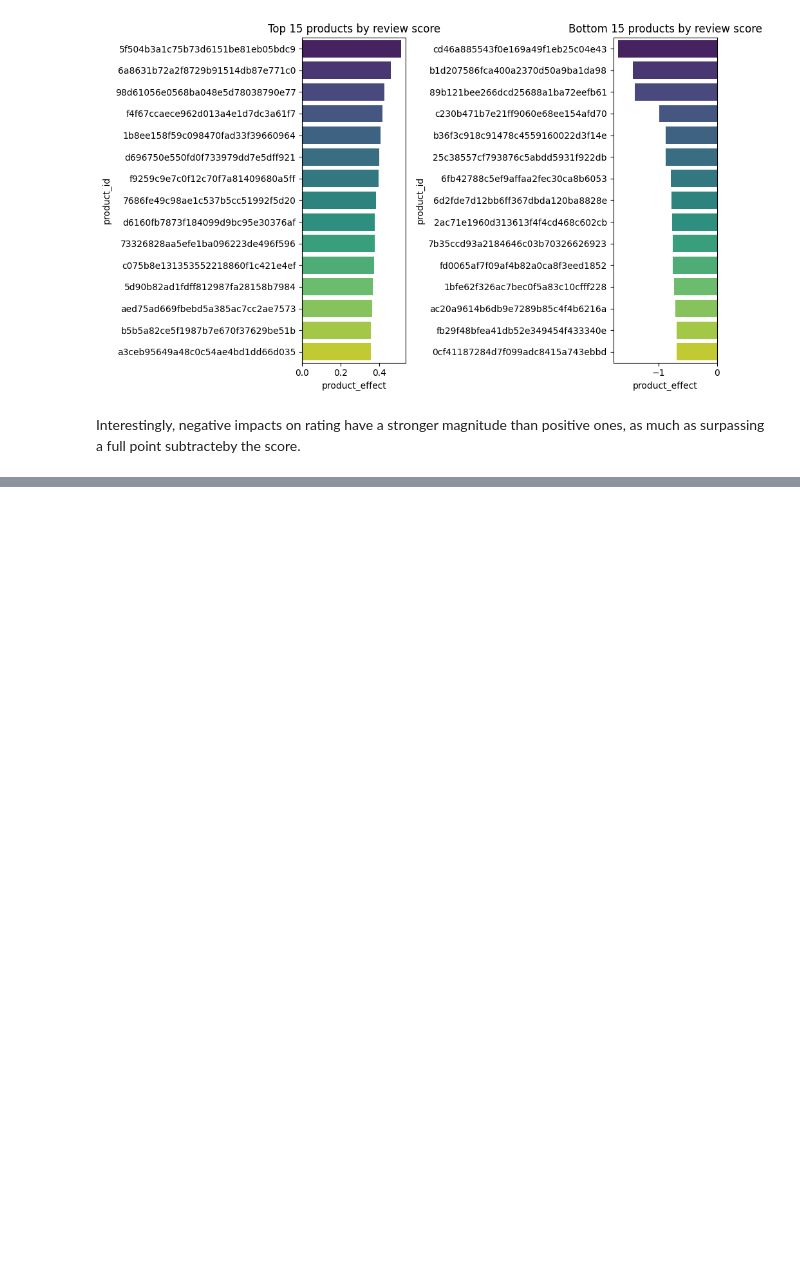
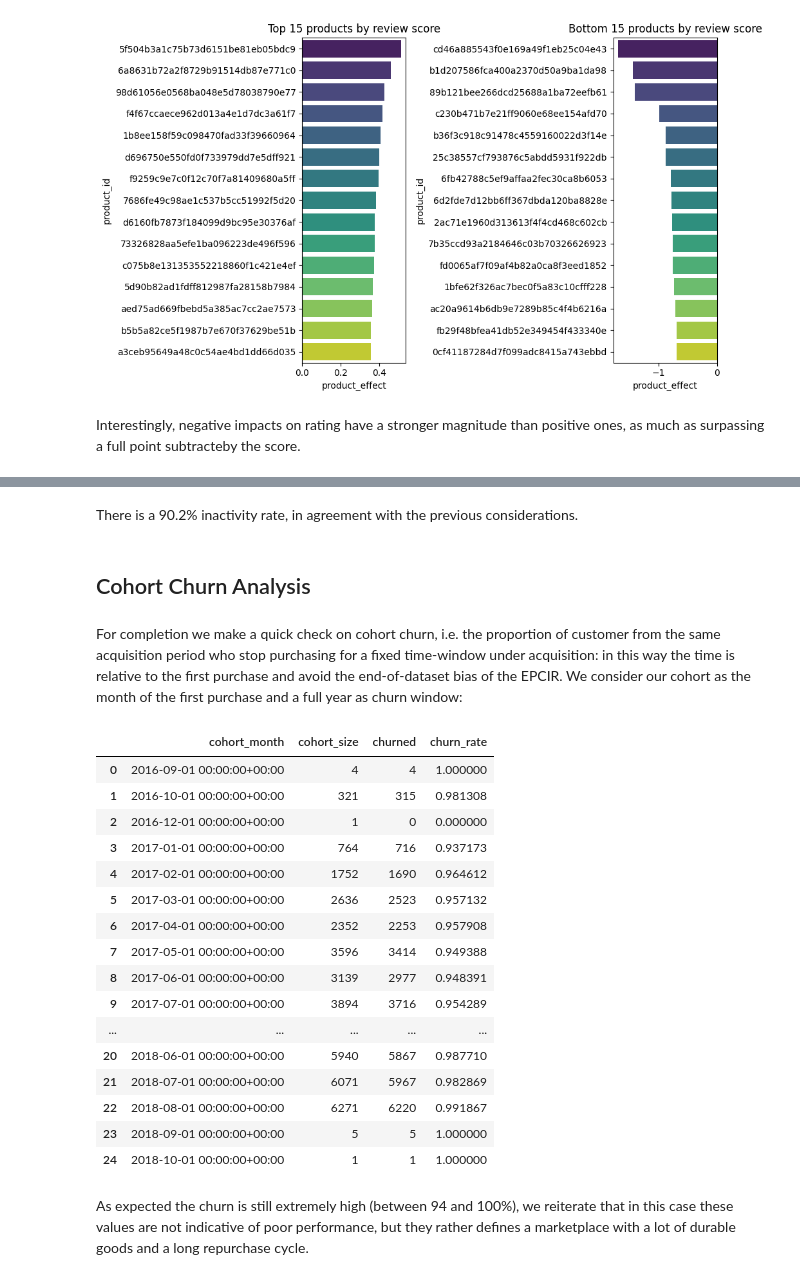
Before and after one commit to ScriptFizz/olist_data_warehouse, a Jupyter notebook: src/eda/EDA.ipynb, the cells around one changed output, grey strips where cells are left out. Cells and saved outputs as stored; diff of their text form; code cells hidden in the pictures; blank space fills up the shorter version.

```diff
--- a/src/eda/EDA.ipynb
+++ b/src/eda/EDA.ipynb
@@ -1059,0 +829,36 @@ There is a 90.2% churn rate!
+# %% [markdown]
+There is a 90.2% inactivity rate, in agreement with the previous considerations.
+# %% [markdown]
+## Cohort Churn Analysis
+# %% [markdown]
+For completion we make a quick check on cohort churn, i.e. the proportion of customer from the same acquisition period who stop purchasing for a fixed time-window under acquisition: in this way the time is relative to the first purchase and avoid the end-of-dataset bias of the EPCIR.</br>
+We consider our cohort as the month of the first purchase and a full year as churn window:
+# %%
+qry = f"""
+SELECT
+    *
+FROM `{PROJECT_ID}.{ANALYTICS_DATASET_ID}.customer_cohort`
+"""
+
+df_cohort = run_query(query=qry, project_id=PROJECT_ID)
+df_cohort
+# %% [output]
+|  | cohort_month | cohort_size | churned | churn_rate |
+| 0 | 2016-09-01 00:00:00+00:00 | 4 | 4 | 1.000000 |
+| 1 | 2016-10-01 00:00:00+00:00 | 321 | 315 | 0.981308 |
+| 2 | 2016-12-01 00:00:00+00:00 | 1 | 0 | 0.000000 |
+| 3 | 2017-01-01 00:00:00+00:00 | 764 | 716 | 0.937173 |
+| 4 | 2017-02-01 00:00:00+00:00 | 1752 | 1690 | 0.964612 |
+| 5 | 2017-03-01 00:00:00+00:00 | 2636 | 2523 | 0.957132 |
+| 6 | 2017-04-01 00:00:00+00:00 | 2352 | 2253 | 0.957908 |
+| 7 | 2017-05-01 00:00:00+00:00 | 3596 | 3414 | 0.949388 |
+| 8 | 2017-06-01 00:00:00+00:00 | 3139 | 2977 | 0.948391 |
+| 9 | 2017-07-01 00:00:00+00:00 | 3894 | 3716 | 0.954289 |
+| ... | ... | ... | ... | ... |
+| 20 | 2018-06-01 00:00:00+00:00 | 5940 | 5867 | 0.987710 |
+| 21 | 2018-07-01 00:00:00+00:00 | 6071 | 5967 | 0.982869 |
+| 22 | 2018-08-01 00:00:00+00:00 | 6271 | 6220 | 0.991867 |
+| 23 | 2018-09-01 00:00:00+00:00 | 5 | 5 | 1.000000 |
+| 24 | 2018-10-01 00:00:00+00:00 | 1 | 1 | 1.000000 |
+# %% [markdown]
+As expected the churn is still extremely high (between 94 and 100%), we reiterate that in this case these values are not indicative of poor performance, but they rather defines a marketplace with a lot of durable goods and a long repurchase cycle.
```
Also changed, not shown: parts of 43 cells of this notebook, 17 other files.
